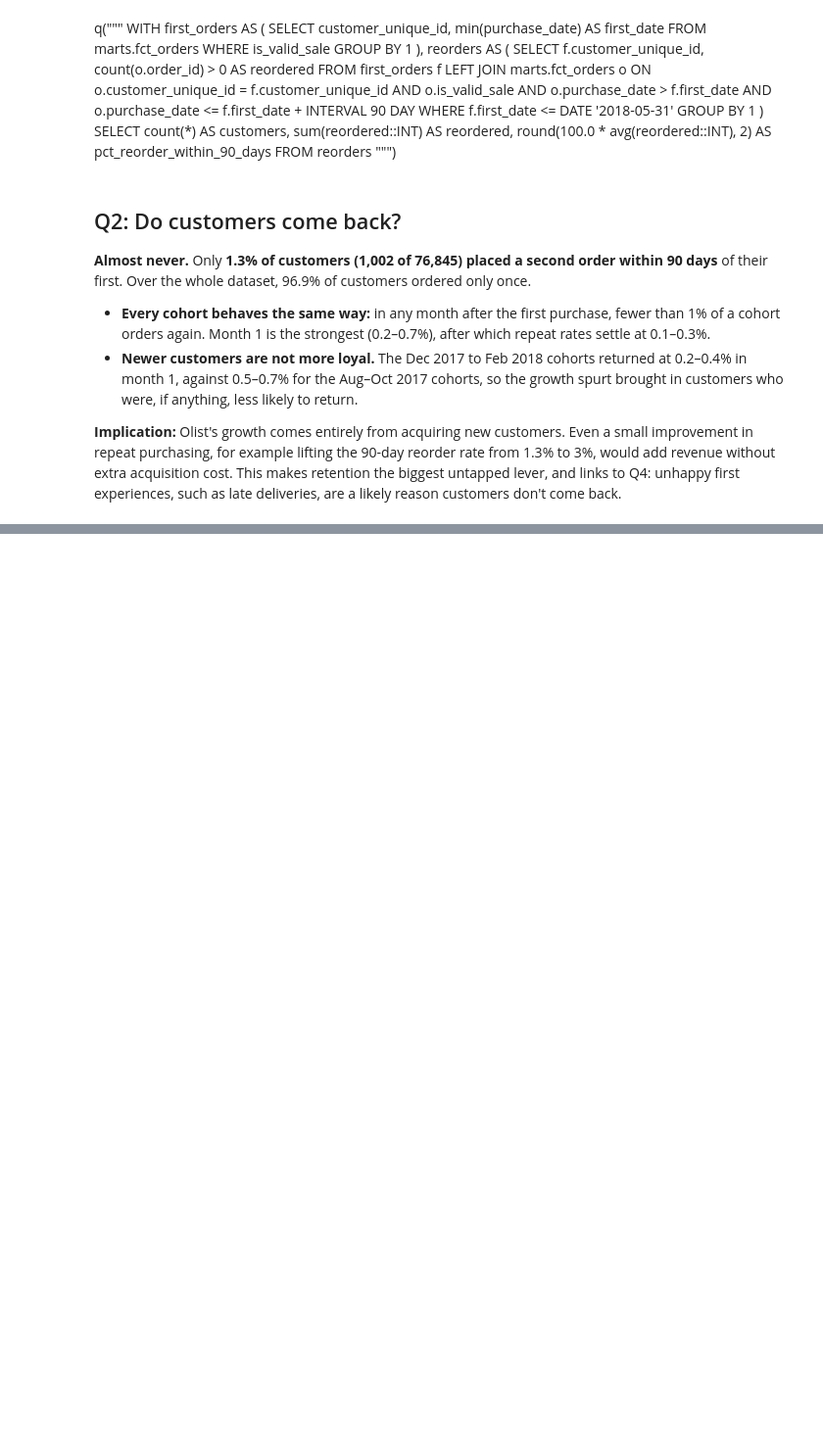
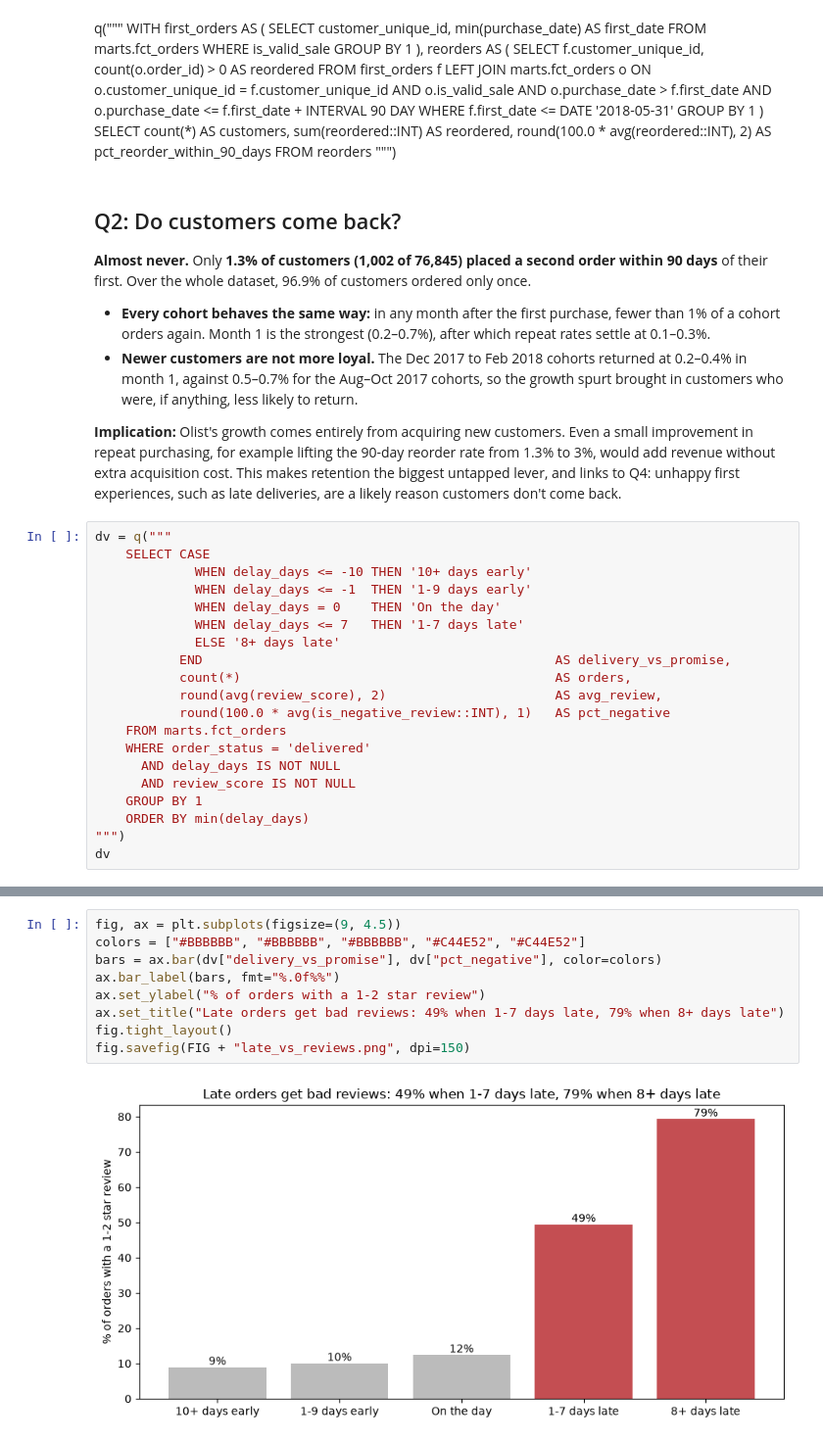
Before and after one commit to Omj69/olist-ecommerce-analytics, a Jupyter notebook: notebooks/02_analysis.ipynb, the cells around one changed output, grey strips where cells are left out. Shown at 98% size. Drawn from its saved outputs; the diff is of its cells as text; blank space fills up the shorter version.

Commit message:
Analysis: delivery vs reviews and seller concentration

```diff
--- a/notebooks/02_analysis.ipynb
+++ b/notebooks/02_analysis.ipynb
@@ -268,3 +268,23 @@ q("""
 - **Newer customers are not more loyal.** The Dec 2017 to Feb 2018 cohorts returned at 0.2–0.4% in month 1, against 0.5–0.7% for the Aug–Oct 2017 cohorts, so the growth spurt brought in customers who were, if anything, less likely to return.
 
 **Implication:** Olist's growth comes entirely from acquiring new customers. Even a small improvement in repeat purchasing, for example lifting the 90-day reorder rate from 1.3% to 3%, would add revenue without extra acquisition cost. This makes retention the biggest untapped lever, and links to Q4: unhappy first experiences, such as late deliveries, are a likely reason customers don't come back.
+# %%
+dv = q("""
+    SELECT CASE
+             WHEN delay_days <= -10 THEN '10+ days early'
+             WHEN delay_days <= -1  THEN '1-9 days early'
+             WHEN delay_days = 0    THEN 'On the day'
+             WHEN delay_days <= 7   THEN '1-7 days late'
+             ELSE '8+ days late'
+           END                                              AS delivery_vs_promise,
+           count(*)                                         AS orders,
+           round(avg(review_score), 2)                      AS avg_review,
+           round(100.0 * avg(is_negative_review::INT), 1)   AS pct_negative
+    FROM marts.fct_orders
+    WHERE order_status = 'delivered'
+      AND delay_days IS NOT NULL
+      AND review_score IS NOT NULL
+    GROUP BY 1
+    ORDER BY min(delay_days)
+""")
+dv
@@ -270,0 +298,11 @@ q("""
+# %%
+fig, ax = plt.subplots(figsize=(9, 4.5))
+colors = ["#BBBBBB", "#BBBBBB", "#BBBBBB", "#C44E52", "#C44E52"]
+bars = ax.bar(dv["delivery_vs_promise"], dv["pct_negative"], color=colors)
+ax.bar_label(bars, fmt="%.0f%%")
+ax.set_ylabel("% of orders with a 1-2 star review")
+ax.set_title("Late orders get bad reviews: 49% when 1-7 days late, 79% when 8+ days late")
+fig.tight_layout()
+fig.savefig(FIG + "late_vs_reviews.png", dpi=150)
+# %% [output]
+[figure, added]
```
Also changed, not shown: parts of 5 cells of this notebook, 2 other files.
